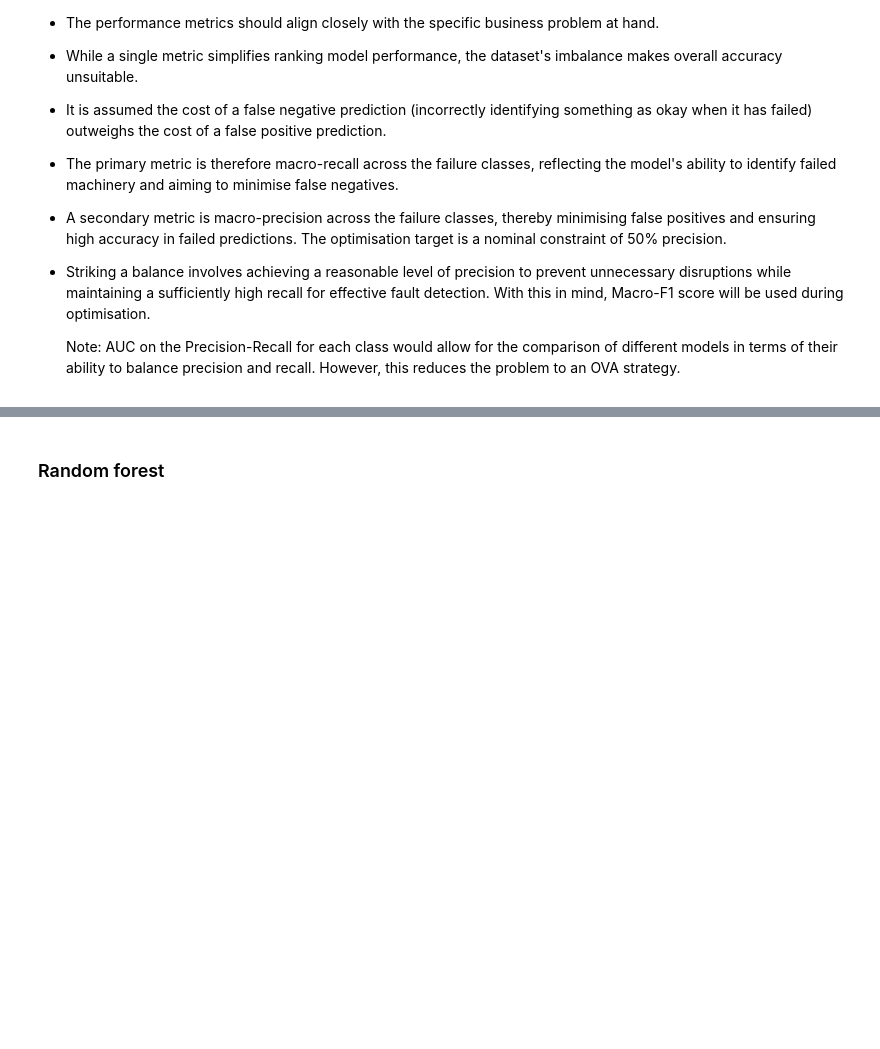
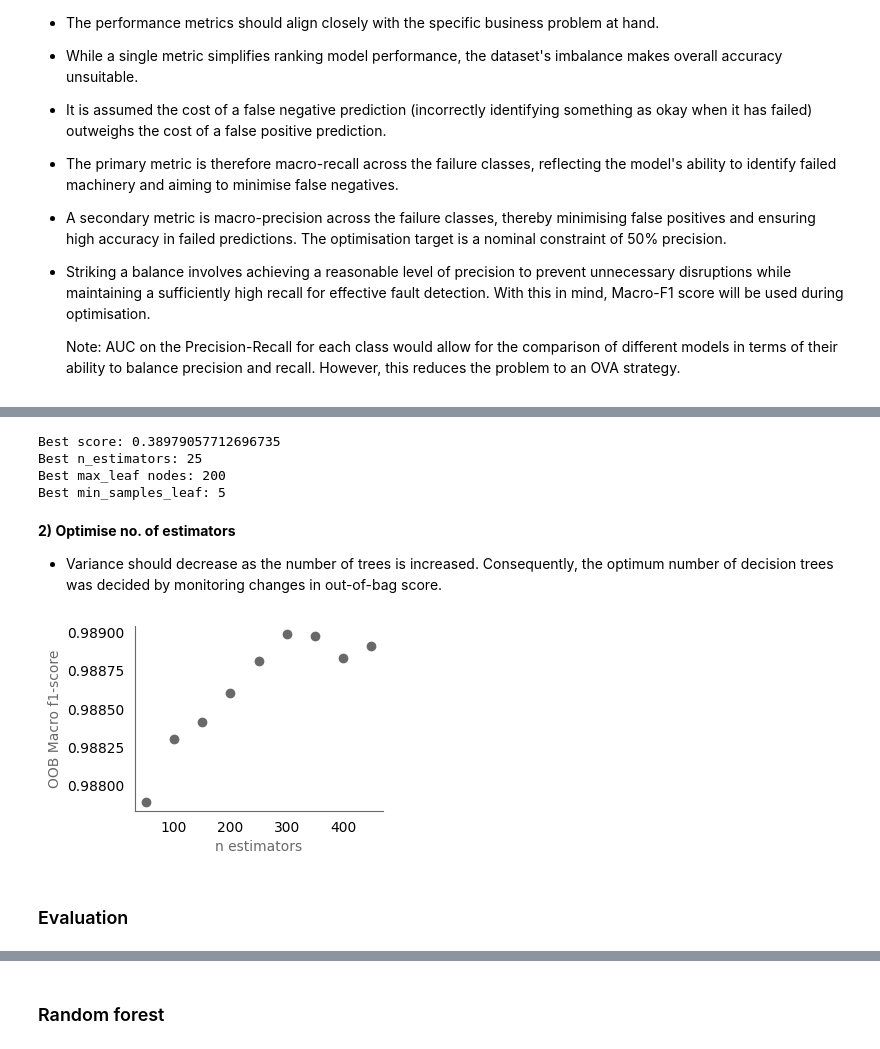
Before and after one commit to earth1987/machine-failure-type, a Jupyter notebook: notebooks/predicting_failure_type.ipynb, the cells around one changed output, grey strips where cells are left out. Cells and saved outputs as stored; diff of their text form; code cells hidden in the pictures; blank space fills up the shorter version.

```diff
--- a/notebooks/predicting_failure_type.ipynb
+++ b/notebooks/predicting_failure_type.ipynb
@@ -1053,0 +1258,14 @@ train_df.head()
+# %%
+# Create pipeline with SMOTE
+categorical_features = X_train.select_dtypes('object').columns
+continuous_features = X_train.select_dtypes('number').columns
+
+rf_preprocessor = ColumnTransformer(
+    transformers=[('scaler', MinMaxScaler(), continuous_features),
+                  ('onehot', OneHotEncoder(handle_unknown='ignore'), categorical_features)],
+    remainder='passthrough'
+)
+
+smote_rf_pipeline = make_pipeline(
+    rf_preprocessor, SMOTE(random_state=42), RandomForestClassifier()
+)
@@ -1053,0 +1287,63 @@ train_df.head()
+# %%
+Grid search w. stratified 5-fold cross validation
+param_grid = {
+    'randomforestclassifier__n_estimators': [25],
+    'randomforestclassifier__max_leaf_nodes': [150, 175, 200], # proportional to maximum number of terminal nodes
+    'randomforestclassifier__min_samples_leaf': [2, 5, 10], # minimum size of terminal nodes
+}
+cv = StratifiedKFold(
+    n_splits=5, shuffle=True, random_state=42
+)
+grid_search = GridSearchCV(
+    smote_rf_pipeline, param_grid, cv=cv, scoring=macro_f1_subset
+)
+grid_search.fit(
+    X_train, y_train
+)
+
+best_pipeline = grid_search.best_estimator_
+print("Best score:", grid_search.best_score_)
+print("Best n_estimators:", grid_search.best_params_['randomforestclassifier__n_estimators'])
+print("Best max_leaf nodes:", grid_search.best_params_['randomforestclassifier__max_leaf_nodes'])
+print("Best min_samples_leaf:", grid_search.best_params_['randomforestclassifier__min_samples_leaf'])
+# %% [output]
+Best score: 0.38979057712696735
+Best n_estimators: 25
+Best max_leaf nodes: 200
+Best min_samples_leaf: 5
+# %% [markdown]
+**2) Optimise no. of estimators**
+
+* Variance should decrease as the number of trees is increased. Consequently, the optimum number of decision trees was decided by monitoring changes in out-of-bag score.
+# %%
+oob_scores = []
+n_estimators = list(range(50, 500, 50))
+
+for n in n_estimators:
+    smote_rf_pipeline = make_pipeline(
+        rf_preprocessor, SMOTE(random_state=42), RandomForestClassifier(n_estimators=n, max_leaf_nodes=200, min_samples_leaf=5, oob_score=subset_macro_f1_score, random_state=42)
+    )
+    smote_rf_pipeline.fit(
+        X_train, y_train
+    )
+    oob_scores.append(
+        smote_rf_pipeline.named_steps['randomforestclassifier'].oob_score_
+    )
+
+# Plot oob_scores vs. number of trees
+fig, axes = plt.subplots(
+    nrows=1, ncols=1, figsize=(6.4/2, 4.8/2)
+)
+axes.scatter(
+    n_estimators, oob_scores, color='dimgray', label='Pred'
+)
+axes.set_ylabel('OOB Macro f1-score', fontsize=10, color='dimgray')
+axes.set_xlabel('n estimators', fontsize=10, color='dimgray')
+axes.tick_params(bottom=False, left=False)
+axes.grid(False)
+axes.spines[['top', 'right']].set_visible(False)
+axes.spines[['left', 'bottom']].set_color('dimgray')
+# %% [output]
+[figure, added]
+# %% [markdown]
+### Evaluation
```
Also changed, not shown: parts of 51 cells of this notebook.
